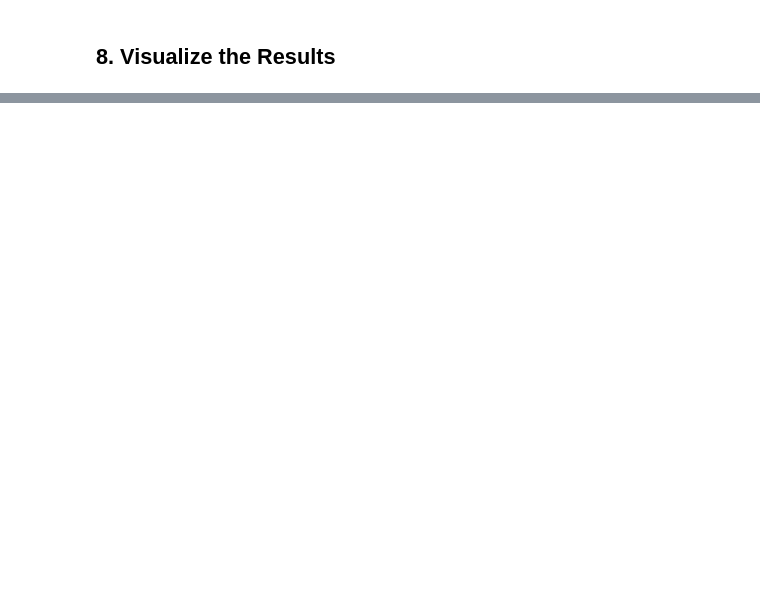
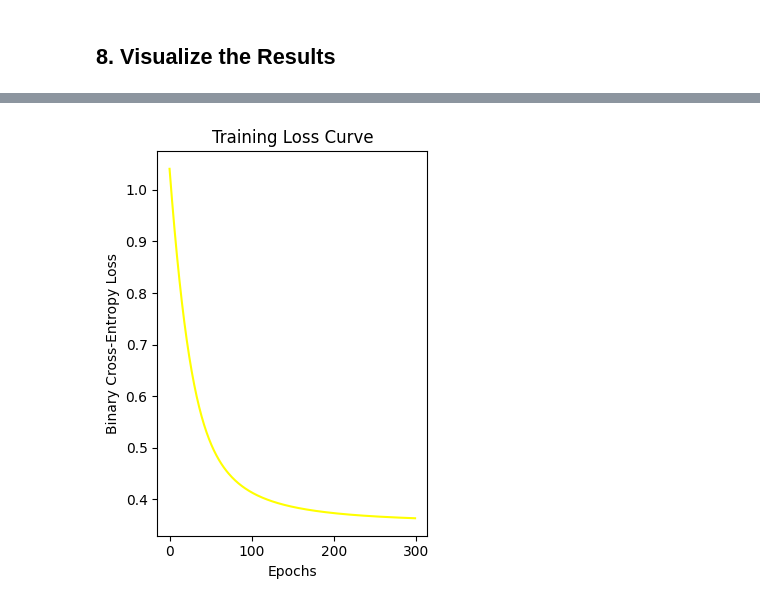
Before and after one commit to codeMaestro78/Machine-learning, a Jupyter notebook: Deep learning/Tensorflow/Logistic Regression from scratch in TensorFlow.ipynb, the cells around one changed output, grey strips where cells are left out. Cells and saved outputs as stored; diff of their text form; code cells hidden in the pictures; blank space fills up the shorter version.

```diff
--- a/Deep learning/Tensorflow/Logistic Regression from scratch in TensorFlow.ipynb
+++ b/Deep learning/Tensorflow/Logistic Regression from scratch in TensorFlow.ipynb
@@ -95,0 +185,10 @@ plt.show()
+# %%
+plt.subplot(1, 2, 2)
+plt.plot(losses, color='yellow')
+plt.title("Training Loss Curve")
+plt.xlabel("Epochs")
+plt.ylabel("Binary Cross-Entropy Loss")
+plt.tight_layout()
+plt.show()
+# %% [output]
+[figure, added]
```
Also changed, not shown: parts of 8 cells of this notebook.
